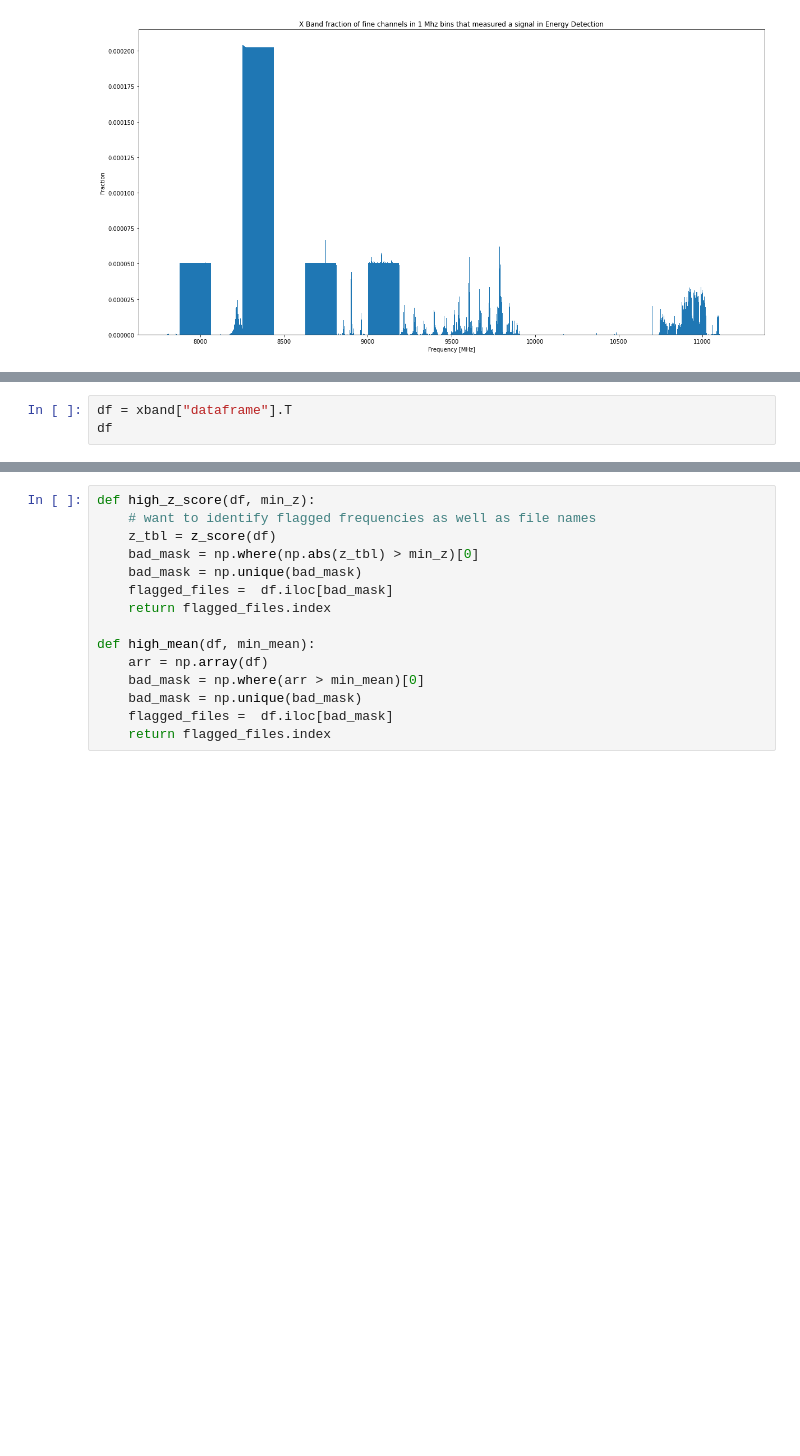
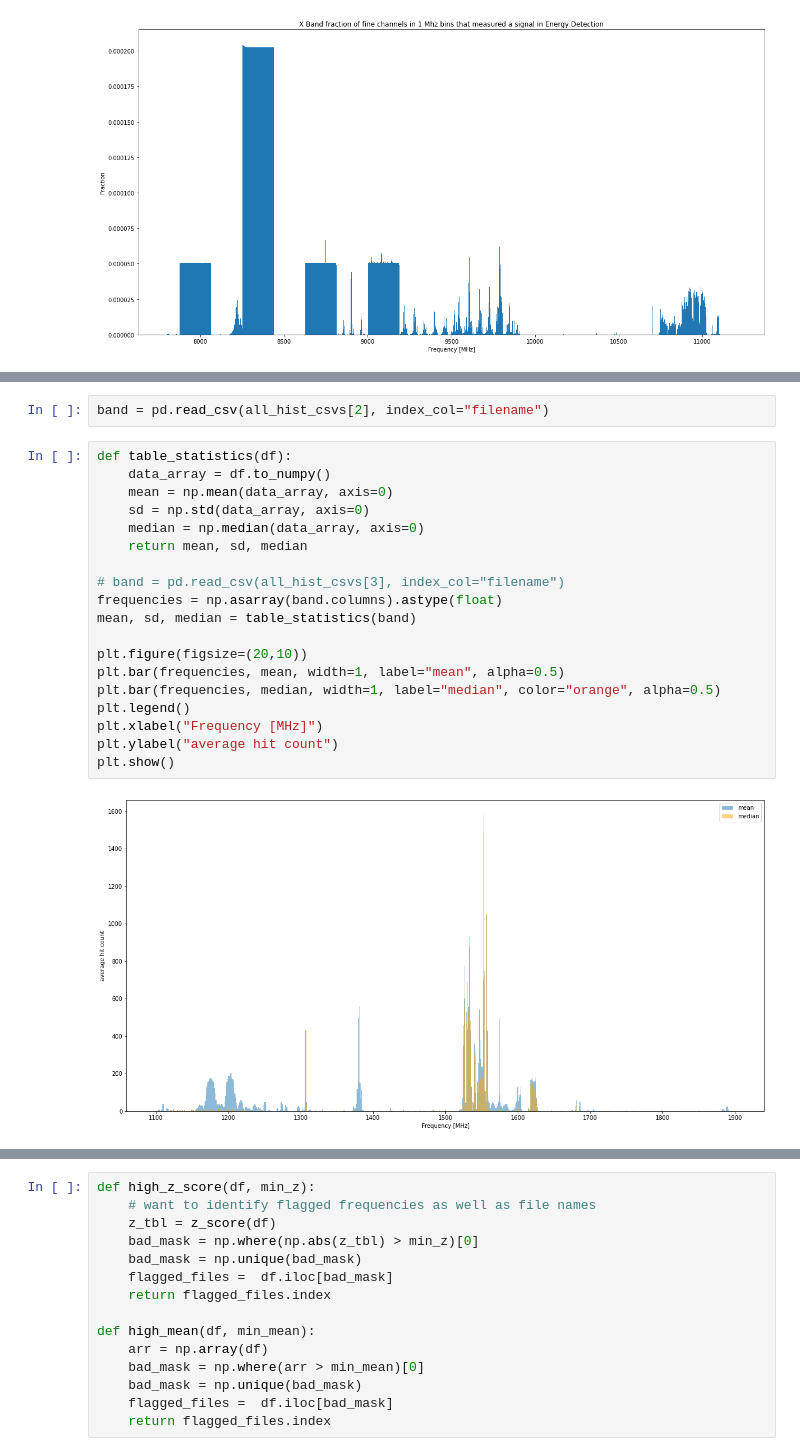
Before and after one commit to dbautista98/Breakthrough_Listen, a Jupyter notebook: turboSETI_vs_energy_detection.ipynb, the cells around one changed output, grey strips where cells are left out. Saved outputs shown, nothing was run; the diff lists cells and outputs as text; blank space fills up the shorter version.

```diff
--- a/turboSETI_vs_energy_detection.ipynb
+++ b/turboSETI_vs_energy_detection.ipynb
@@ -178,3 +226,0 @@ pd.set_option("display.max_column", 10)
-# %%
-df = xband["dataframe"].T
-df
@@ -220,0 +238,23 @@ plt.imshow(np.array(df)>1e-3, cmap="inferno_r");
+# %%
+band = pd.read_csv(all_hist_csvs[2], index_col="filename")
+# %%
+def table_statistics(df):
+    data_array = df.to_numpy()
+    mean = np.mean(data_array, axis=0)
+    sd = np.std(data_array, axis=0)
+    median = np.median(data_array, axis=0)
+    return mean, sd, median
+
+# band = pd.read_csv(all_hist_csvs[3], index_col="filename")
+frequencies = np.asarray(band.columns).astype(float)
+mean, sd, median = table_statistics(band)
+
+plt.figure(figsize=(20,10))
+plt.bar(frequencies, mean, width=1, label="mean", alpha=0.5)
+plt.bar(frequencies, median, width=1, label="median", color="orange", alpha=0.5)
+plt.legend()
+plt.xlabel("Frequency [MHz]")
+plt.ylabel("average hit count")
+plt.show()
+# %% [output]
+[figure, added]
```
Also changed, not shown: parts of 102 cells of this notebook.
